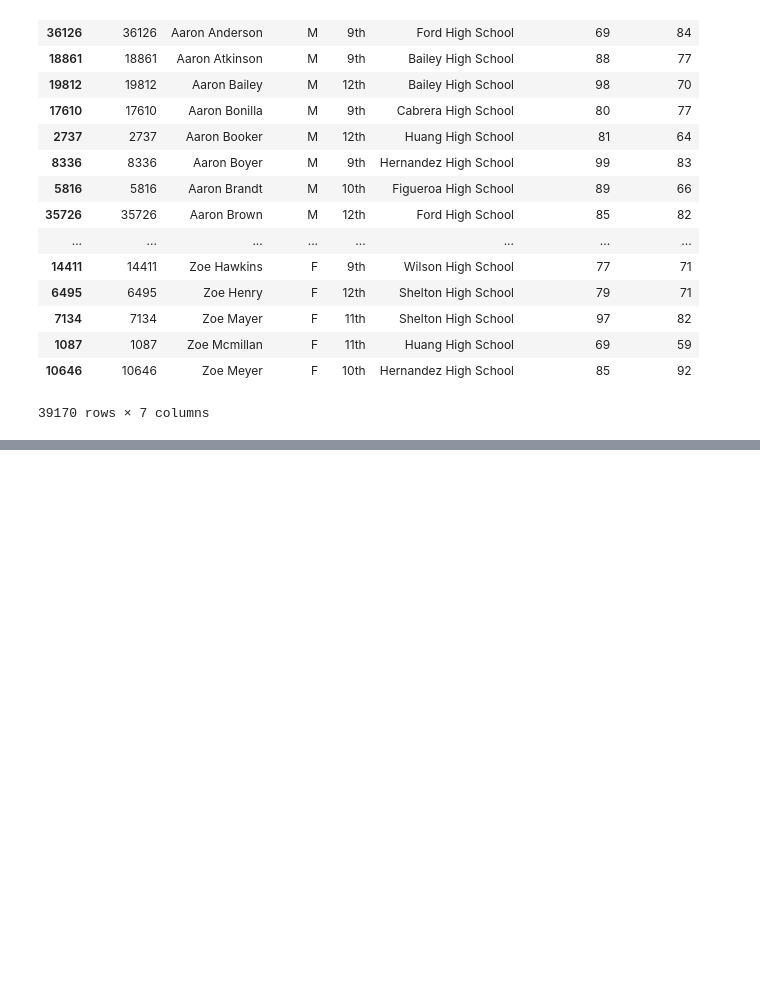
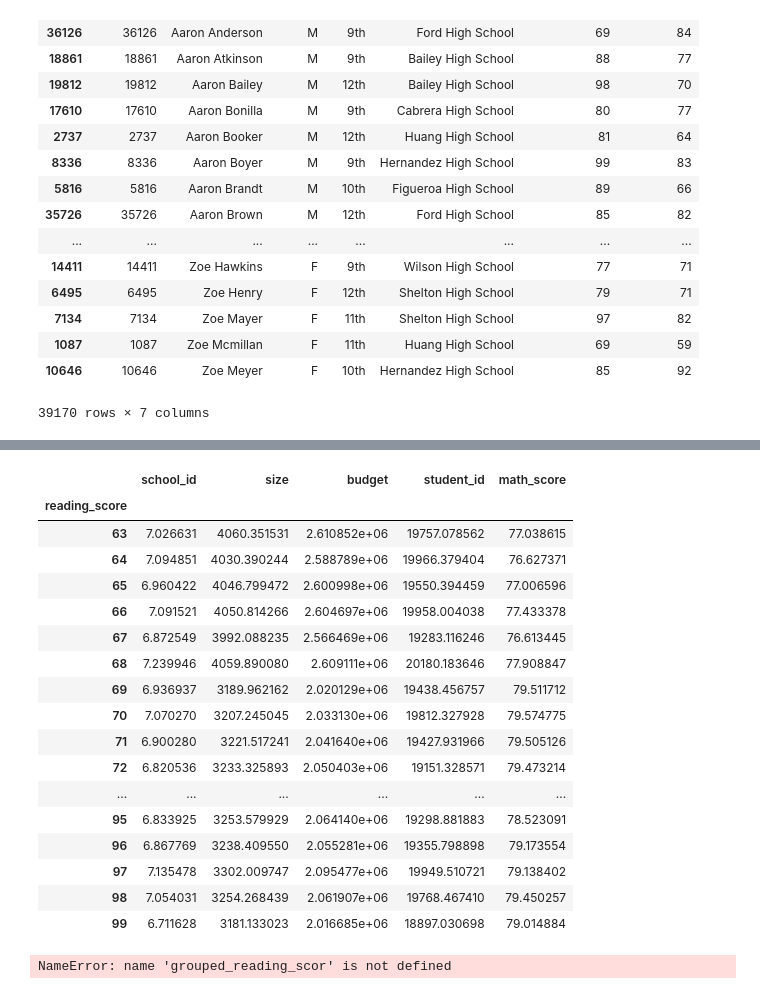
Before and after one commit to christopher-lucas/CodingHomework, a Jupyter notebook: HW_04/Education.ipynb, the cells around one changed output, grey strips where cells are left out. Cells and saved outputs as stored; diff of their text form; code cells hidden in the pictures; blank space fills up the shorter version.

```diff
--- a/HW_04/Education.ipynb
+++ b/HW_04/Education.ipynb
@@ -92,0 +116,25 @@ student_df.sort_values('student_name')
+# %%
+grouped_reading_score.mean()
+# %% [output]
+|  | school_id | size | budget | student_id | math_score |
+| reading_score |  |  |  |  |  |
+| 63 | 7.026631 | 4060.351531 | 2.610852e+06 | 19757.078562 | 77.038615 |
+| 64 | 7.094851 | 4030.390244 | 2.588789e+06 | 19966.379404 | 76.627371 |
+| 65 | 6.960422 | 4046.799472 | 2.600998e+06 | 19550.394459 | 77.006596 |
+| 66 | 7.091521 | 4050.814266 | 2.604697e+06 | 19958.004038 | 77.433378 |
+| 67 | 6.872549 | 3992.088235 | 2.566469e+06 | 19283.116246 | 76.613445 |
+| 68 | 7.239946 | 4059.890080 | 2.609111e+06 | 20180.183646 | 77.908847 |
+| 69 | 6.936937 | 3189.962162 | 2.020129e+06 | 19438.456757 | 79.511712 |
+| 70 | 7.070270 | 3207.245045 | 2.033130e+06 | 19812.327928 | 79.574775 |
+| 71 | 6.900280 | 3221.517241 | 2.041640e+06 | 19427.931966 | 79.505126 |
+| 72 | 6.820536 | 3233.325893 | 2.050403e+06 | 19151.328571 | 79.473214 |
+| ... | ... | ... | ... | ... | ... |
+| 95 | 6.833925 | 3253.579929 | 2.064140e+06 | 19298.881883 | 78.523091 |
+| 96 | 6.867769 | 3238.409550 | 2.055281e+06 | 19355.798898 | 79.173554 |
+| 97 | 7.135478 | 3302.009747 | 2.095477e+06 | 19949.510721 | 79.138402 |
+| 98 | 7.054031 | 3254.268439 | 2.061907e+06 | 19768.467410 | 79.450257 |
+| 99 | 6.711628 | 3181.133023 | 2.016685e+06 | 18897.030698 | 79.014884 |
+# %%
+grouped_reading_scor.iloc[0:3,0:4]
+# %% [output]
+NameError: name 'grouped_reading_scor' is not defined
```
Also changed, not shown: parts of 2 cells of this notebook.
